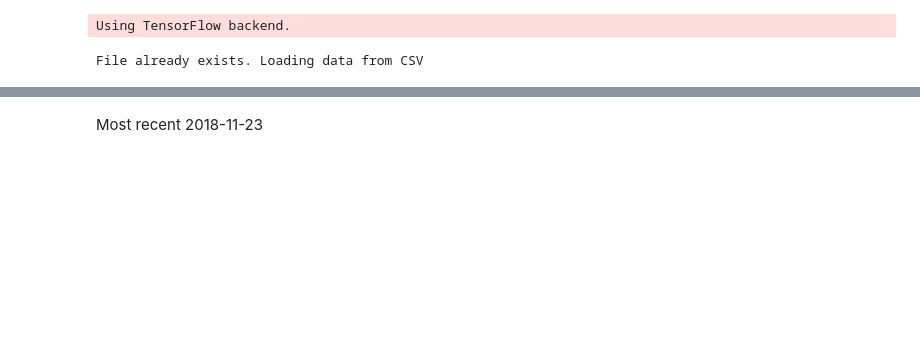
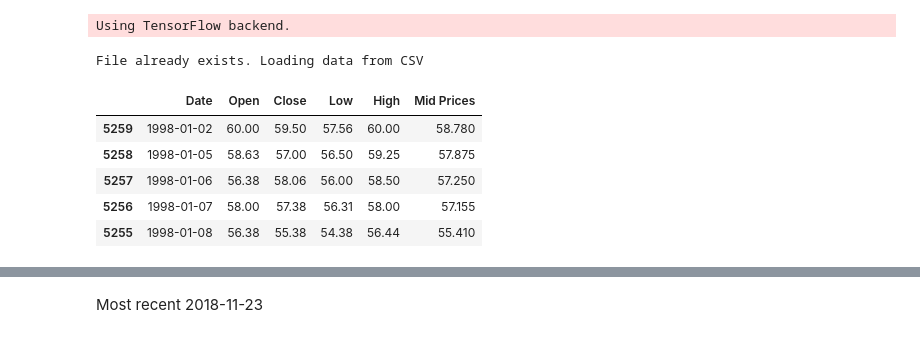
Before and after one commit to shivang040/Stock-Market-Prediction-Website, a Jupyter notebook: models/LSTM_PRED.ipynb, the cells around one changed output, grey strips where cells are left out. Drawn from its saved outputs; the diff is of its cells as text; code cells hidden in the pictures; blank space fills up the shorter version.

```diff
--- a/models/LSTM_PRED.ipynb
+++ b/models/LSTM_PRED.ipynb
@@ -72,0 +71,9 @@ df.drop("Date", axis=1, inplace=True)
+# %%
+df.head()
+# %% [output]
+|  | Date | Open | Close | Low | High | Mid Prices |
+| 5259 | 1998-01-02 | 60.00 | 59.50 | 57.56 | 60.00 | 58.780 |
+| 5258 | 1998-01-05 | 58.63 | 57.00 | 56.50 | 59.25 | 57.875 |
+| 5257 | 1998-01-06 | 56.38 | 58.06 | 56.00 | 58.50 | 57.250 |
+| 5256 | 1998-01-07 | 58.00 | 57.38 | 56.31 | 58.00 | 57.155 |
+| 5255 | 1998-01-08 | 56.38 | 55.38 | 54.38 | 56.44 | 55.410 |
```
Also changed, not shown: parts of 17 cells of this notebook, 7 other files.
